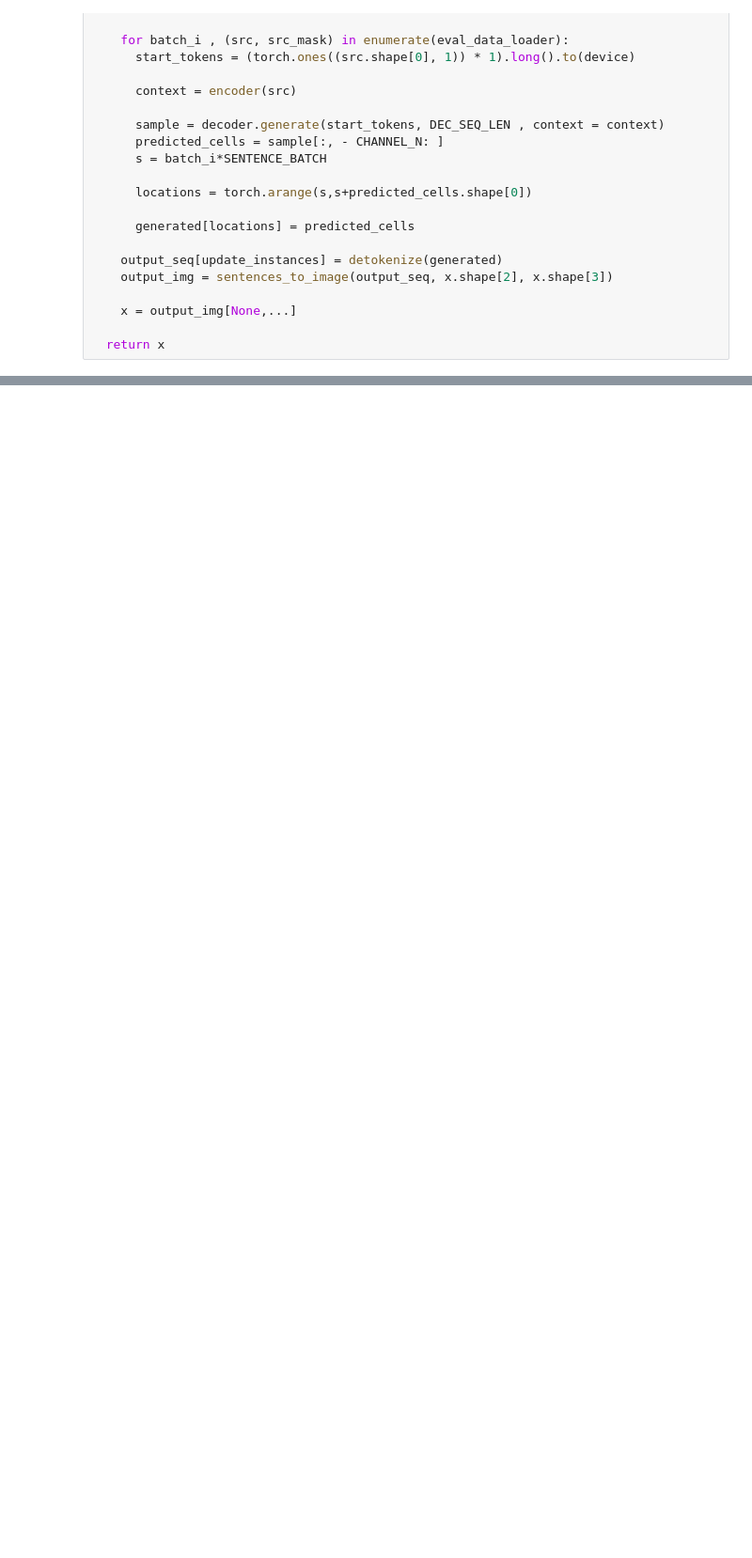
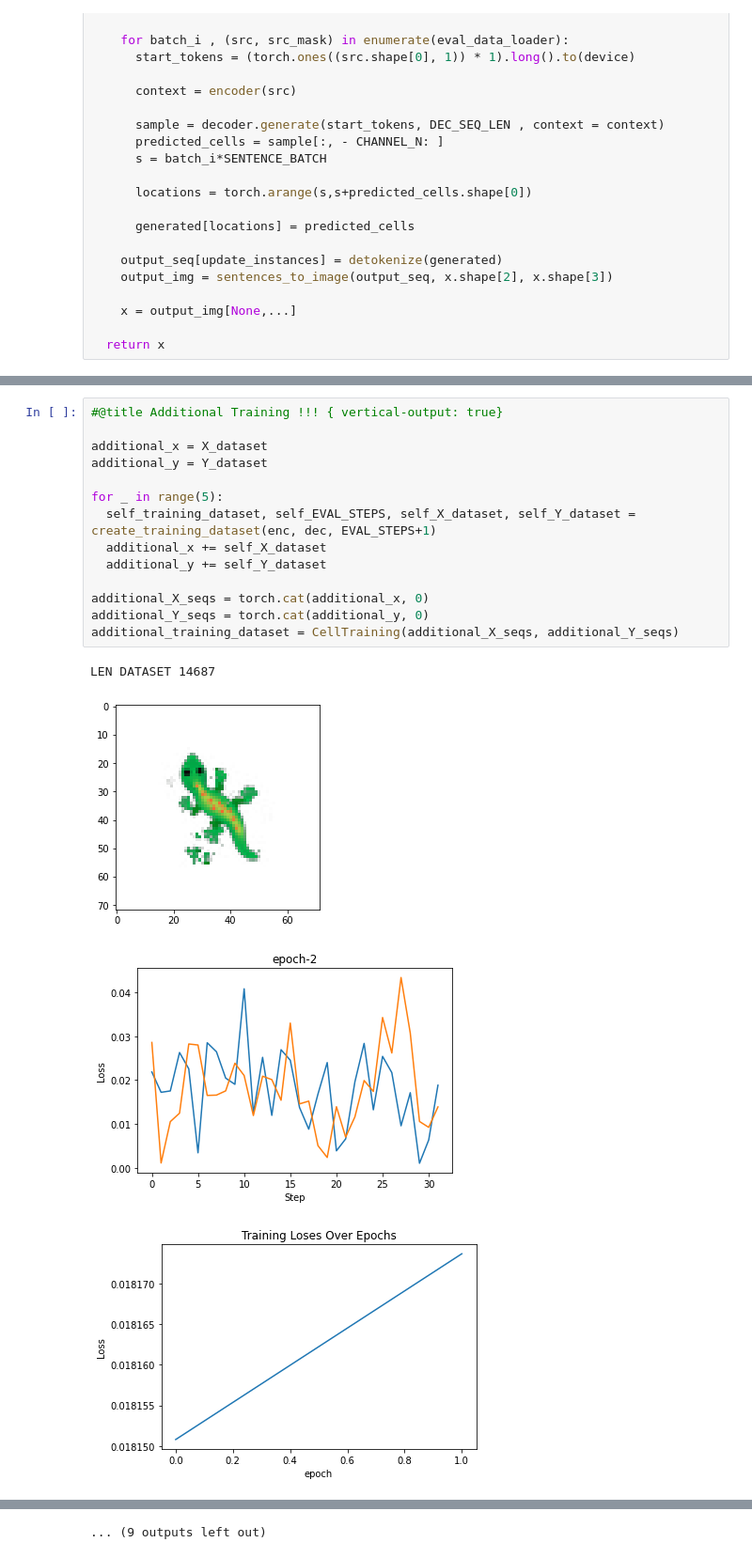
Before and after one commit to Mikcl/CellTransformer, a Jupyter notebook: Cells_are_Transformers_II.ipynb, the cells around one changed output, grey strips where cells are left out. Shown at 94% size. Cells and saved outputs as stored; diff of their text form; blank space fills up the shorter version.

```diff
--- a/Cells_are_Transformers_II.ipynb
+++ b/Cells_are_Transformers_II.ipynb
@@ -702,0 +718,19 @@ visualize_batched(cleaned_x_long(best_gen, loss_target_mask))
+# %%
+#@title Additional Training !!! { vertical-output: true}
+
+additional_x = X_dataset
+additional_y = Y_dataset
+
+for _ in range(5):
+  self_training_dataset, self_EVAL_STEPS, self_X_dataset, self_Y_dataset = create_training_dataset(enc, dec, EVAL_STEPS+1)
+  additional_x += self_X_dataset
+  additional_y += self_Y_dataset
+
+additional_X_seqs = torch.cat(additional_x, 0)
+additional_Y_seqs = torch.cat(additional_y, 0)
+additional_training_dataset = CellTraining(additional_X_seqs, additional_Y_seqs)
+# %% [output]
+LEN DATASET 14687
+[figure, added]
+[figure, added]
+[figure, added]
@@ -702,0 +745 @@ visualize_batched(cleaned_x_long(best_gen, loss_target_mask))
+... (9 outputs left out)
```
Also changed, not shown: parts of 18 cells of this notebook.
